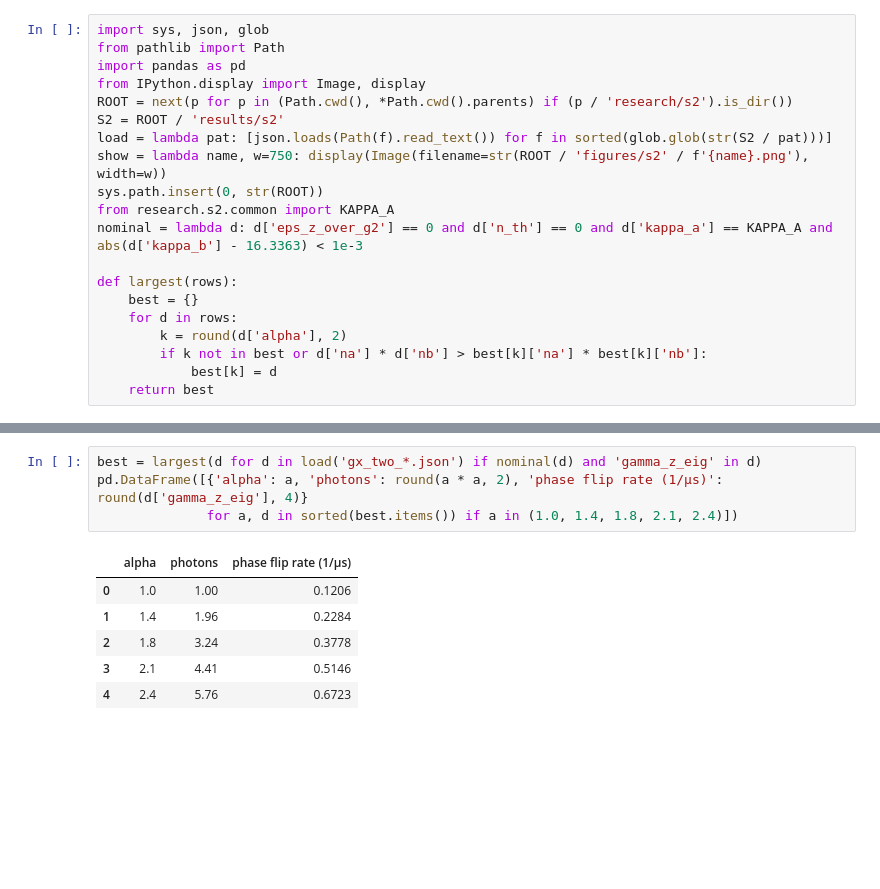
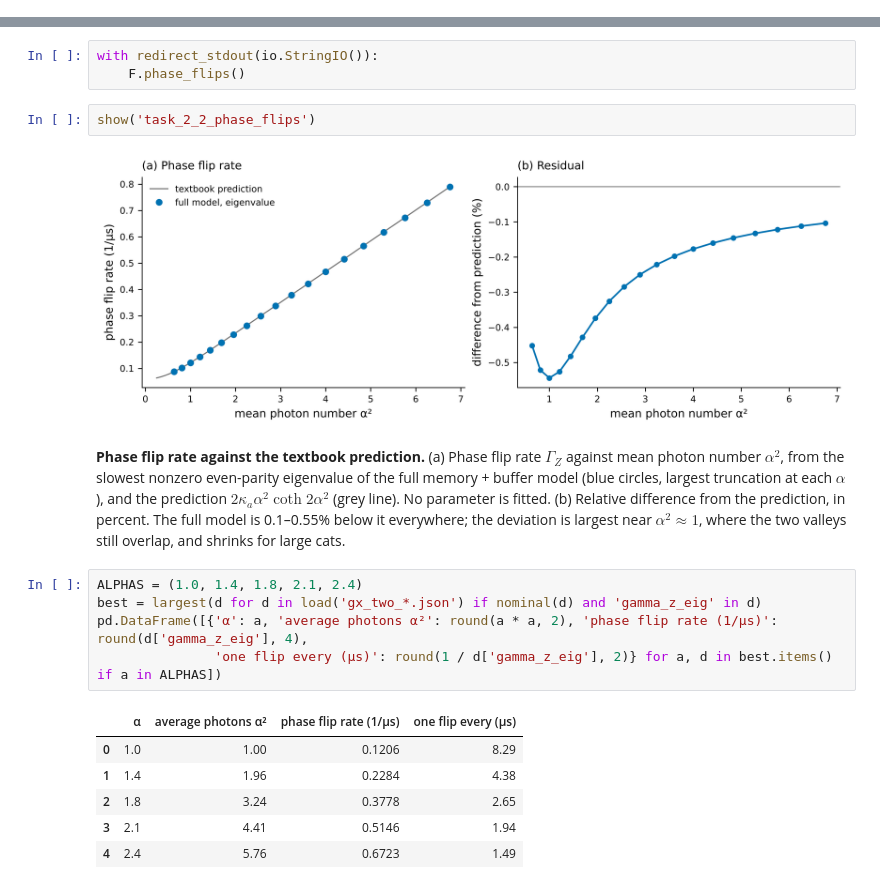
Before and after one commit to pkarakala/duquantum-cat-qubit, a Jupyter notebook: notebooks/07_task_2_2_phase_flips.ipynb, the cells around one changed output, grey strips where cells are left out. Saved outputs shown, nothing was run; the diff lists cells and outputs as text; blank space fills up the shorter version.

```diff
--- a/notebooks/07_task_2_2_phase_flips.ipynb
+++ b/notebooks/07_task_2_2_phase_flips.ipynb
@@ -5,20 +0,0 @@
-# %%
-import sys, json, glob
-from pathlib import Path
-import pandas as pd
-from IPython.display import Image, display
-ROOT = next(p for p in (Path.cwd(), *Path.cwd().parents) if (p / 'research/s2').is_dir())
-S2 = ROOT / 'results/s2'
-load = lambda pat: [json.loads(Path(f).read_text()) for f in sorted(glob.glob(str(S2 / pat)))]
-show = lambda name, w=750: display(Image(filename=str(ROOT / 'figures/s2' / f'{name}.png'), width=w))
-sys.path.insert(0, str(ROOT))
-from research.s2.common import KAPPA_A
-nominal = lambda d: d['eps_z_over_g2'] == 0 and d['n_th'] == 0 and d['kappa_a'] == KAPPA_A and abs(d['kappa_b'] - 16.3363) < 1e-3
-
-def largest(rows):
-    best = {}
-    for d in rows:
-        k = round(d['alpha'], 2)
-        if k not in best or d['na'] * d['nb'] > best[k]['na'] * best[k]['nb']:
-            best[k] = d
-    return best
@@ -25,11 +20,21 @@ def largest(rows):
+# %%
+with redirect_stdout(io.StringIO()):
+    F.phase_flips()
+# %%
+show('task_2_2_phase_flips')
+# %% [output]
+[figure, added]
+# %% [markdown]
+**Phase flip rate against the textbook prediction.** (a) Phase flip rate $\Gamma_Z$ against mean photon number $\alpha^2$, from the slowest nonzero even-parity eigenvalue of the full memory + buffer model (blue circles, largest truncation at each $\alpha$), and the prediction $2\kappa_a\alpha^2\coth 2\alpha^2$ (grey line). No parameter is fitted. (b) Relative difference from the prediction, in percent. The full model is 0.1–0.55% below it everywhere; the deviation is largest near $\alpha^2 \approx 1$, where the two valleys still overlap, and shrinks for large cats.
 # %%
+ALPHAS = (1.0, 1.4, 1.8, 2.1, 2.4)
 best = largest(d for d in load('gx_two_*.json') if nominal(d) and 'gamma_z_eig' in d)
-pd.DataFrame([{'alpha': a, 'photons': round(a * a, 2), 'phase flip rate (1/µs)': round(d['gamma_z_eig'], 4)}
-              for a, d in sorted(best.items()) if a in (1.0, 1.4, 1.8, 2.1, 2.4)])
+pd.DataFrame([{'α': a, 'average photons α²': round(a * a, 2), 'phase flip rate (1/µs)': round(d['gamma_z_eig'], 4),
+               'one flip every (µs)': round(1 / d['gamma_z_eig'], 2)} for a, d in best.items() if a in ALPHAS])
 # %% [output]
-|  | alpha | photons | phase flip rate (1/µs) |
-| 0 | 1.0 | 1.00 | 0.1206 |
-| 1 | 1.4 | 1.96 | 0.2284 |
-| 2 | 1.8 | 3.24 | 0.3778 |
-| 3 | 2.1 | 4.41 | 0.5146 |
-| 4 | 2.4 | 5.76 | 0.6723 |
+|  | α | average photons α² | phase flip rate (1/µs) | one flip every (µs) |
+| 0 | 1.0 | 1.00 | 0.1206 | 8.29 |
+| 1 | 1.4 | 1.96 | 0.2284 | 4.38 |
+| 2 | 1.8 | 3.24 | 0.3778 | 2.65 |
+| 3 | 2.1 | 4.41 | 0.5146 | 1.94 |
+| 4 | 2.4 | 5.76 | 0.6723 | 1.49 |
```
Also changed, not shown: parts of 9 cells of this notebook, 13 other files.
